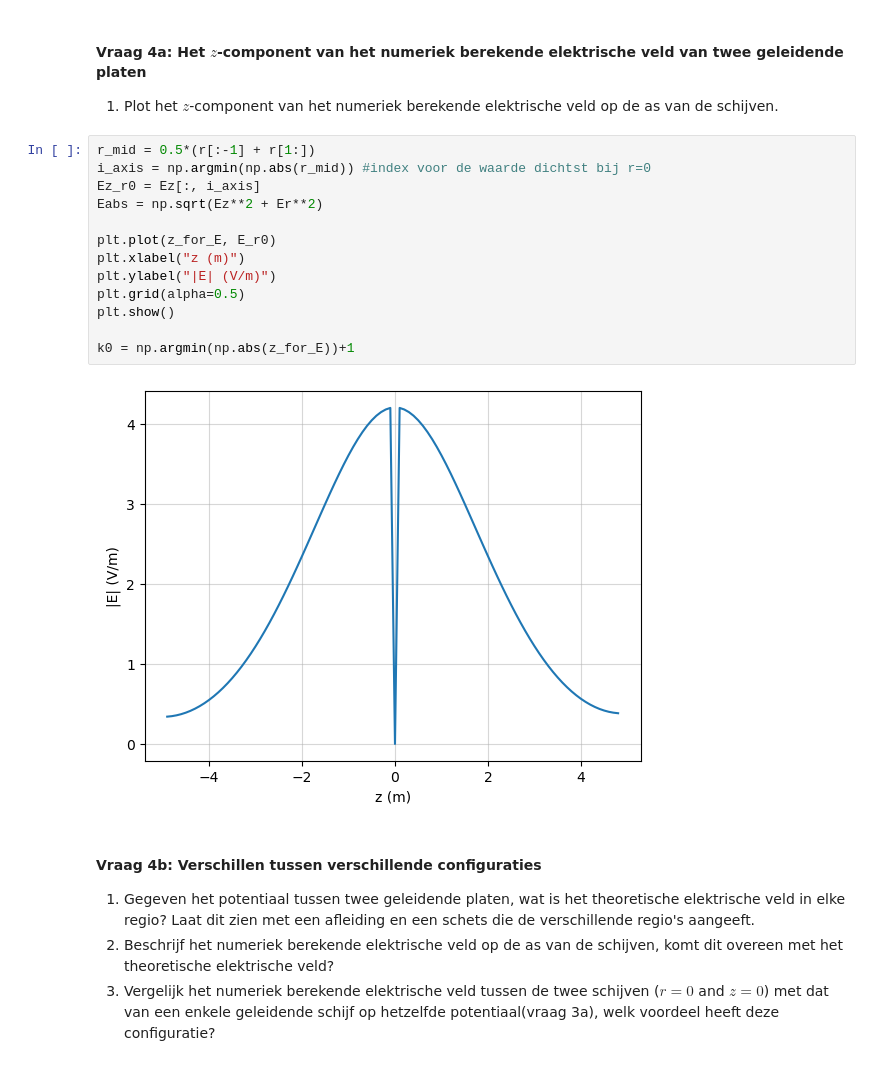
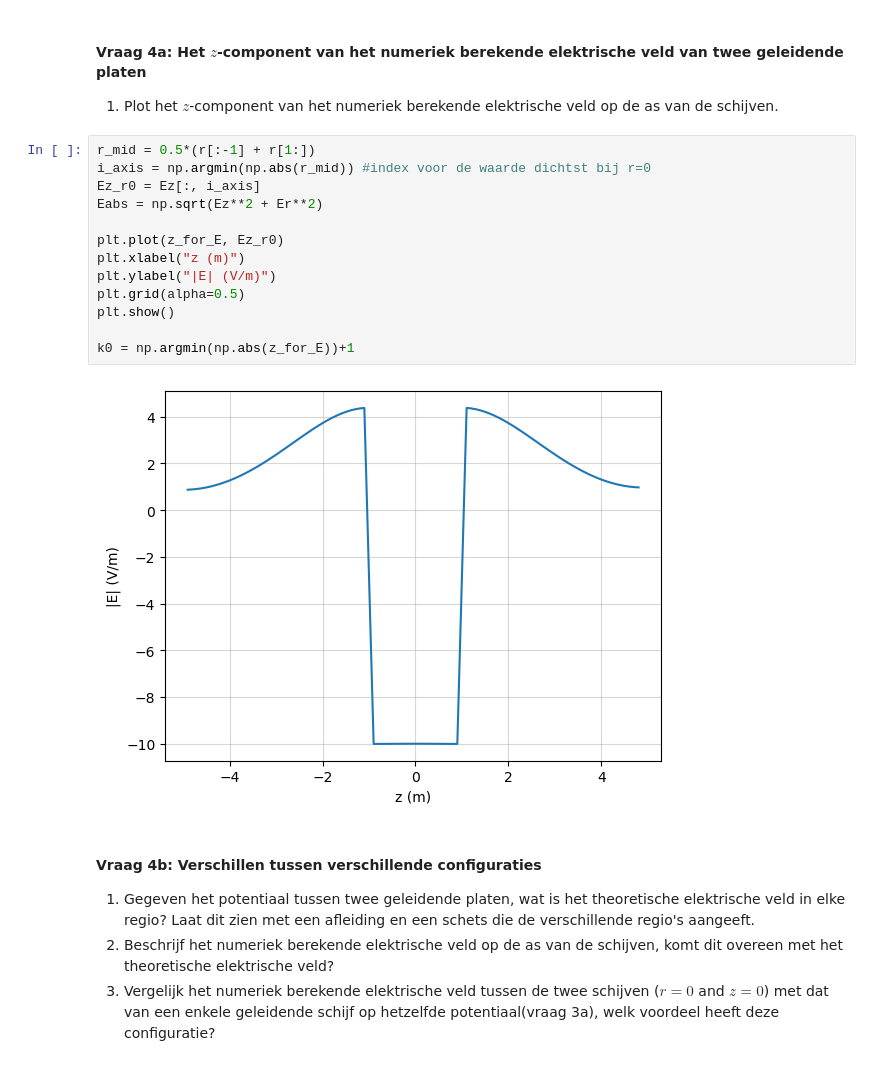
Before and after one commit to emmajuledrent/opdrachten-DEF-D, a Jupyter notebook: DigitaleOntwerpopdrachten/1CondensatorOpdracht/CondensatorOntwerpopdracht.ipynb, the cells around one changed output. Saved outputs shown, nothing was run; the diff lists cells and outputs as text.

```diff
--- a/DigitaleOntwerpopdrachten/1CondensatorOpdracht/CondensatorOntwerpopdracht.ipynb
+++ b/DigitaleOntwerpopdrachten/1CondensatorOpdracht/CondensatorOntwerpopdracht.ipynb
@@ -542,18 +542,18 @@ plot_results_disk(Ez, Er, normE, V, r, z, grid_step, disk_radius, z_pos_disk1, z
 # %%
 r_mid = 0.5*(r[:-1] + r[1:])
 i_axis = np.argmin(np.abs(r_mid)) #index voor de waarde dichtst bij r=0
 Ez_r0 = Ez[:, i_axis]
 Eabs = np.sqrt(Ez**2 + Er**2)
 
-plt.plot(z_for_E, E_r0)
+plt.plot(z_for_E, Ez_r0)
 plt.xlabel("z (m)")
 plt.ylabel("|E| (V/m)")
 plt.grid(alpha=0.5)
 plt.show()
 
 k0 = np.argmin(np.abs(z_for_E))+1
 # %% [output]
-[figure, old version]
+[figure, new version]
 # %% [markdown]
 #### Vraag 4b: Verschillen tussen verschillende configuraties
 
```
